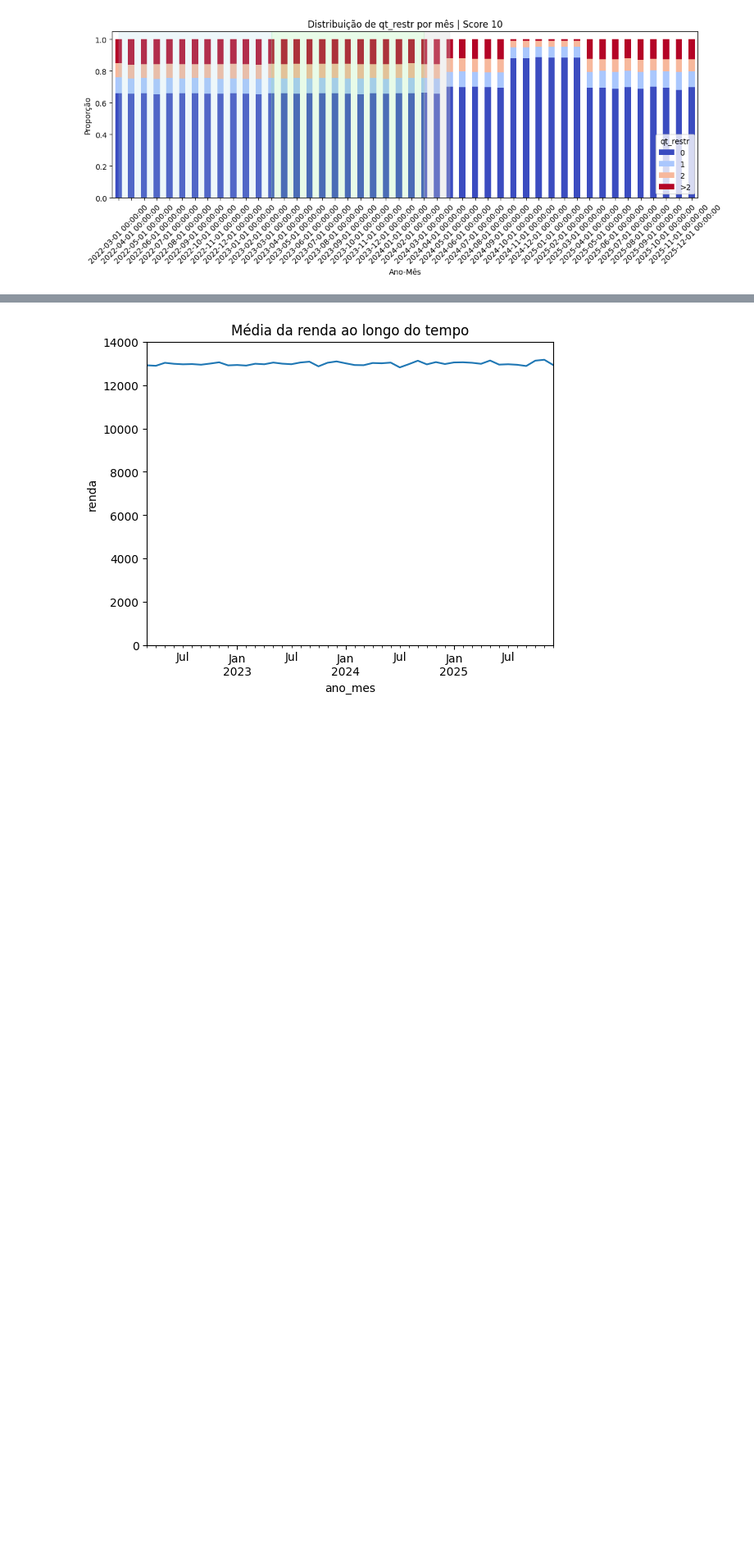
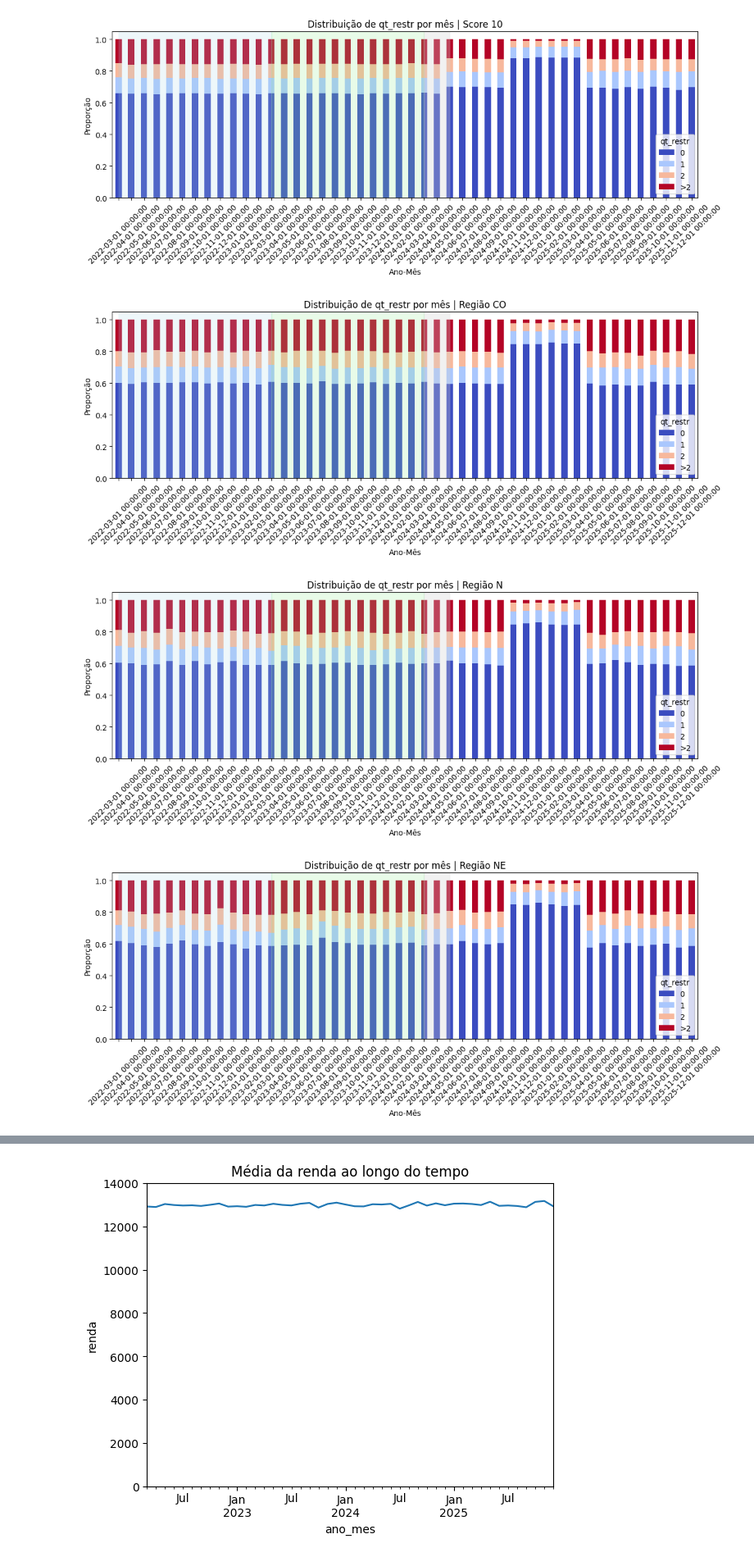
Before and after one commit to JMCVALE/ASN-ROCKS-, a Jupyter notebook: MONITORAMENTO.ipynb, the cells around one changed output, grey strips where cells are left out. Shown at 82% size. Saved outputs shown, nothing was run; the diff lists cells and outputs as text; code cells hidden in the pictures; blank space fills up the shorter version.

```diff
--- a/MONITORAMENTO.ipynb
+++ b/MONITORAMENTO.ipynb
@@ -339,3 +339,32 @@ for score in sorted(base['score'].dropna().unique()):
 [figure]
 [figure]
 [figure]
+# %%
+# qt_rest x Regiao
+
+for regiao in sorted(base['Regiao'].dropna().unique()):
+
+    df = base[base['Regiao'] == regiao]
+
+    tabela = pd.crosstab(df['ano_mes'], df['qt_restr'], normalize='index')
+
+    fig, ax = plt.subplots(figsize=(12,5))
+
+    tabela.plot(kind='bar', stacked=True, ax=ax, colormap='coolwarm')
+
+    # períodos do modelo
+    ax.axvspan(0, 12, color='lightblue', alpha=0.2)
+    ax.axvspan(12, 24, color='lightgreen', alpha=0.2)
+    ax.axvspan(24, 26, color='lightgray', alpha=0.3)
+
+    ax.set_title(f'Distribuição de qt_restr por mês | Região {regiao}')
+    ax.set_ylabel('Proporção')
+    ax.set_xlabel('Ano-Mês')
+
+    plt.xticks(rotation=45)
+    plt.tight_layout()
+    plt.show()
+# %% [output]
+[figure, added]
+[figure, added]
+[figure, added]
```
Also changed, not shown: parts of 20 cells of this notebook.
